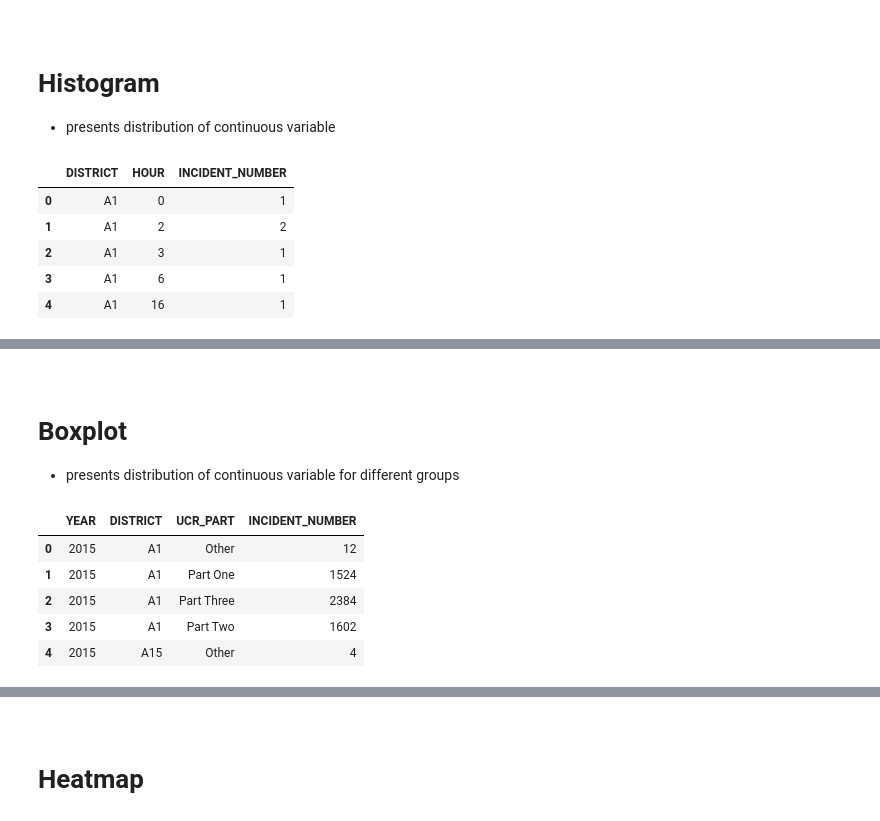
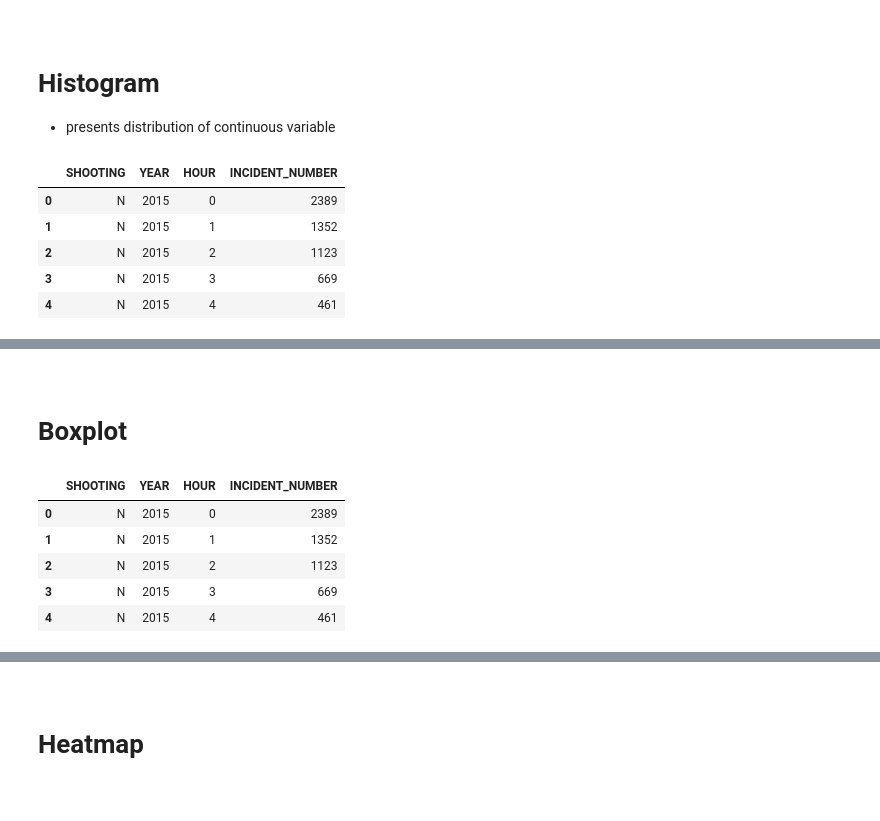
Before and after one commit to tang0614/Introduction-to-plotly.express, a Jupyter notebook: express.ipynb, the cells around one changed output, grey strips where cells are left out. Cells and saved outputs as stored; diff of their text form; code cells hidden in the pictures.

```diff
--- a/express.ipynb
+++ b/express.ipynb
@@ -278,2 +257,4 @@ fig.show()
 * go.Scatter can be used both for plotting points (makers) or lines, depending on the value of mode. The different options of go.Scatter are documented in its reference page.
+# %%
+df['SHOOTING'] =df['SHOOTING'].replace(np.nan,'N')
 # %%
@@ -414,13 +403,17 @@ fig.show()
 <a id="5"></a> <br>
 # Histogram
 * presents distribution of continuous variable
+# %%
+hist_df = df.groupby(['SHOOTING','YEAR','HOUR'])['INCIDENT_NUMBER']\
+                    .nunique()\
+                    .reset_index()
 # %%
-shotting_timeDist.head()
+hist_df.head()
 # %% [output]
-|  | DISTRICT | HOUR | INCIDENT_NUMBER |
-| 0 | A1 | 0 | 1 |
-| 1 | A1 | 2 | 2 |
-| 2 | A1 | 3 | 1 |
-| 3 | A1 | 6 | 1 |
-| 4 | A1 | 16 | 1 |
+|  | SHOOTING | YEAR | HOUR | INCIDENT_NUMBER |
+| 0 | N | 2015 | 0 | 2389 |
+| 1 | N | 2015 | 1 | 1352 |
+| 2 | N | 2015 | 2 | 1123 |
+| 3 | N | 2015 | 3 | 669 |
+| 4 | N | 2015 | 4 | 461 |
 # %%
@@ -436,14 +432,13 @@ fig.show()
 # %% [markdown]
 <a id="6"></a> <br>
 # Boxplot
-* presents distribution of continuous variable for different groups
 # %%
-df_bar2.head()
+hist_df.head()
 # %% [output]
-|  | YEAR | DISTRICT | UCR_PART | INCIDENT_NUMBER |
-| 0 | 2015 | A1 | Other | 12 |
-| 1 | 2015 | A1 | Part One | 1524 |
-| 2 | 2015 | A1 | Part Three | 2384 |
-| 3 | 2015 | A1 | Part Two | 1602 |
-| 4 | 2015 | A15 | Other | 4 |
+|  | SHOOTING | YEAR | HOUR | INCIDENT_NUMBER |
+| 0 | N | 2015 | 0 | 2389 |
+| 1 | N | 2015 | 1 | 1352 |
+| 2 | N | 2015 | 2 | 1123 |
+| 3 | N | 2015 | 3 | 669 |
+| 4 | N | 2015 | 4 | 461 |
 # %%
```
Also changed, not shown: parts of 59 cells of this notebook.
